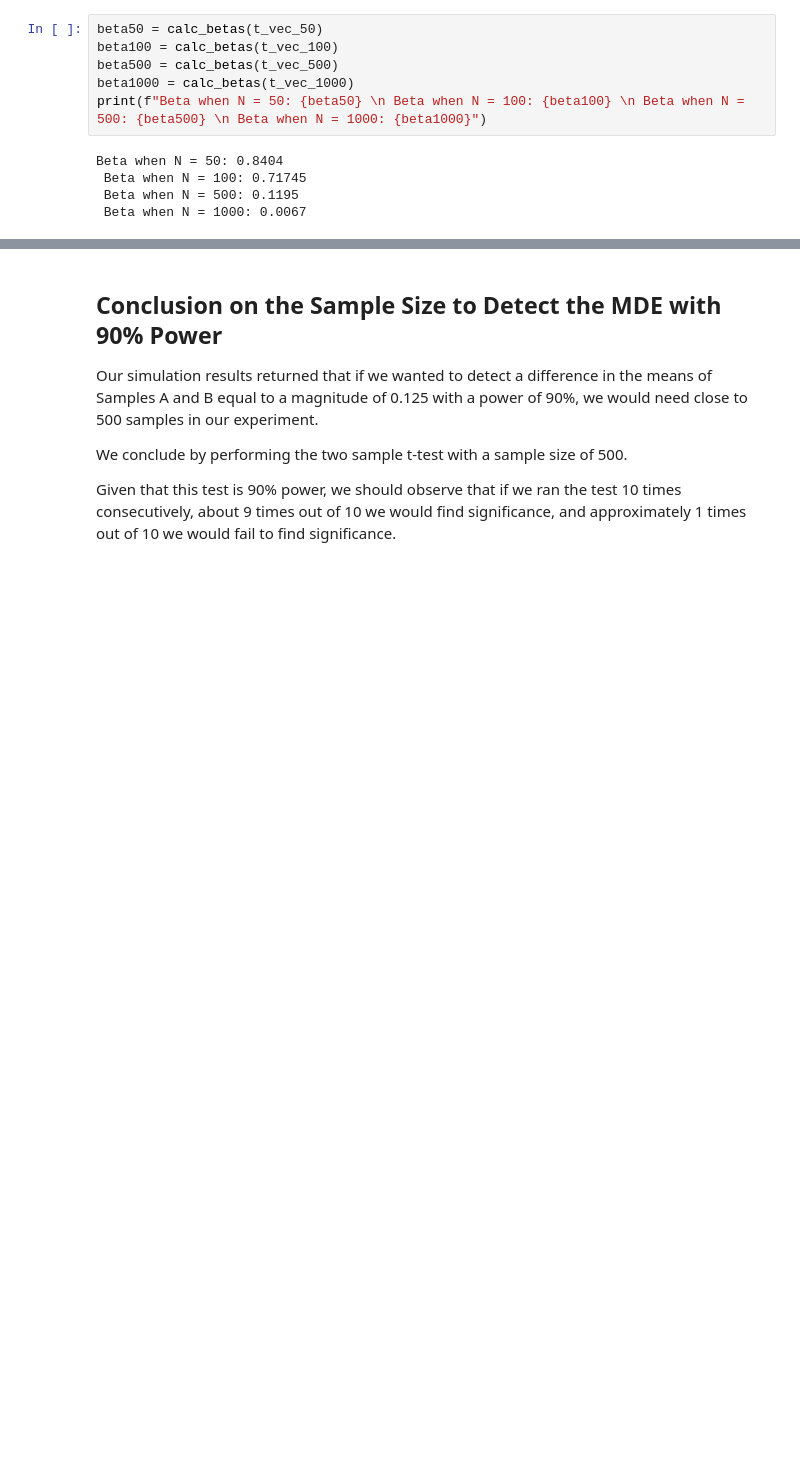
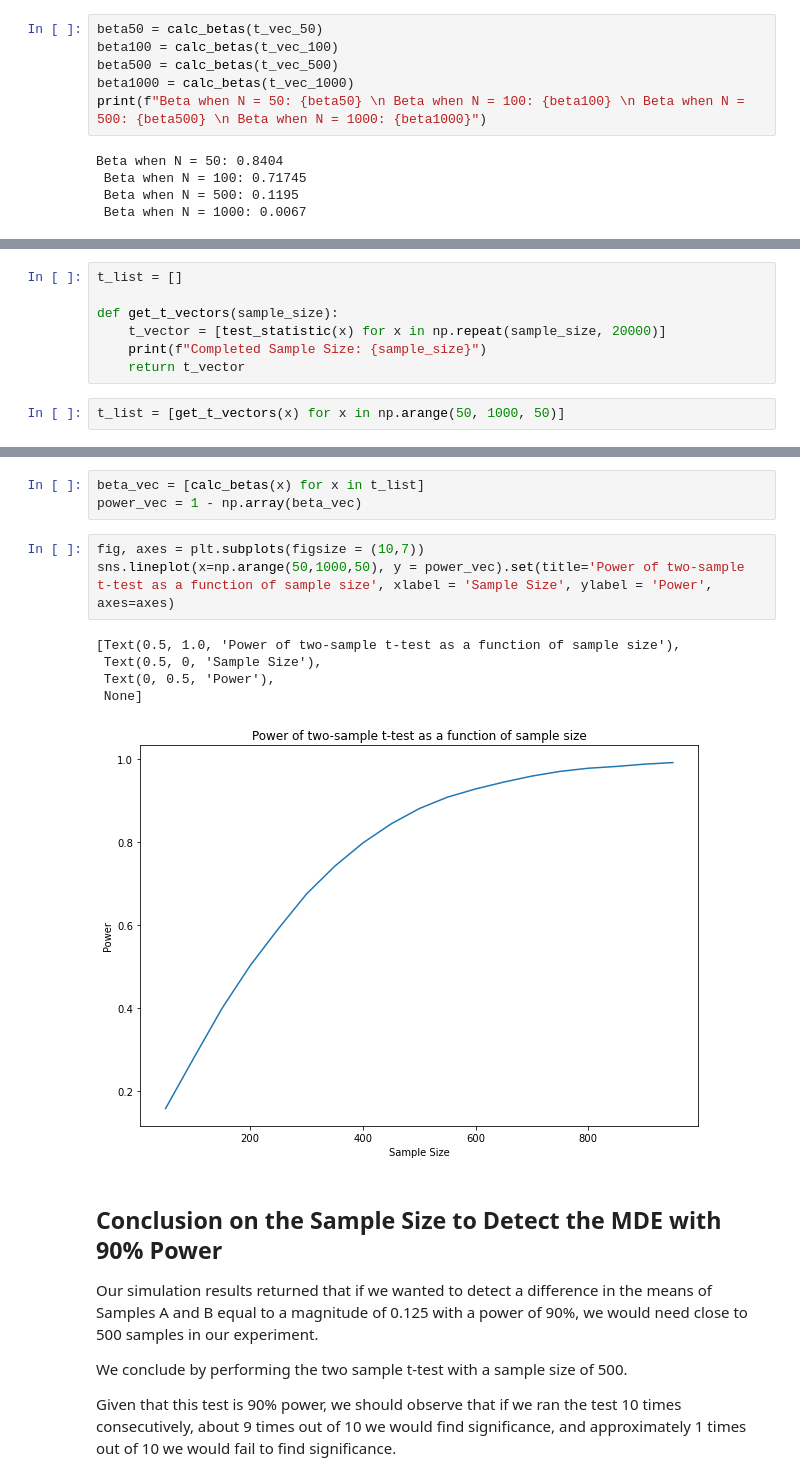
Before and after one commit to smasuno/python, a Jupyter notebook: AB testing simulation.ipynb, the cells around one changed output, grey strips where cells are left out. Drawn from its saved outputs; the diff is of its cells as text; blank space fills up the shorter version.

```diff
--- a/AB testing simulation.ipynb
+++ b/AB testing simulation.ipynb
@@ -425,0 +422,9 @@ sns.lineplot(x=[50, 100, 500, 1000], y = [1-beta50, 1-beta100, 1-beta500, 1-beta
+# %%
+t_list = []
+
+def get_t_vectors(sample_size):
+    t_vector = [test_statistic(x) for x in np.repeat(sample_size, 20000)]
+    print(f"Completed Sample Size: {sample_size}")
+    return t_vector
+# %%
+t_list = [get_t_vectors(x) for x in np.arange(50, 1000, 50)]
@@ -426,3 +451,15 @@ sns.lineplot(x=[50, 100, 500, 1000], y = [1-beta50, 1-beta100, 1-beta500, 1-beta
+# %%
+beta_vec = [calc_betas(x) for x in t_list]
+power_vec = 1 - np.array(beta_vec)
+# %%
+fig, axes = plt.subplots(figsize = (10,7))
+sns.lineplot(x=np.arange(50,1000,50), y = power_vec).set(title='Power of two-sample t-test as a function of sample size', xlabel = 'Sample Size', ylabel = 'Power', axes=axes)
+# %% [output]
+[Text(0.5, 1.0, 'Power of two-sample t-test as a function of sample size'),
+ Text(0.5, 0, 'Sample Size'),
+ Text(0, 0.5, 'Power'),
+ None]
+[figure, added]
 # %% [markdown]
 ## Conclusion on the Sample Size to Detect the MDE with 90% Power
 
```
Also changed, not shown: parts of 7 cells of this notebook.
